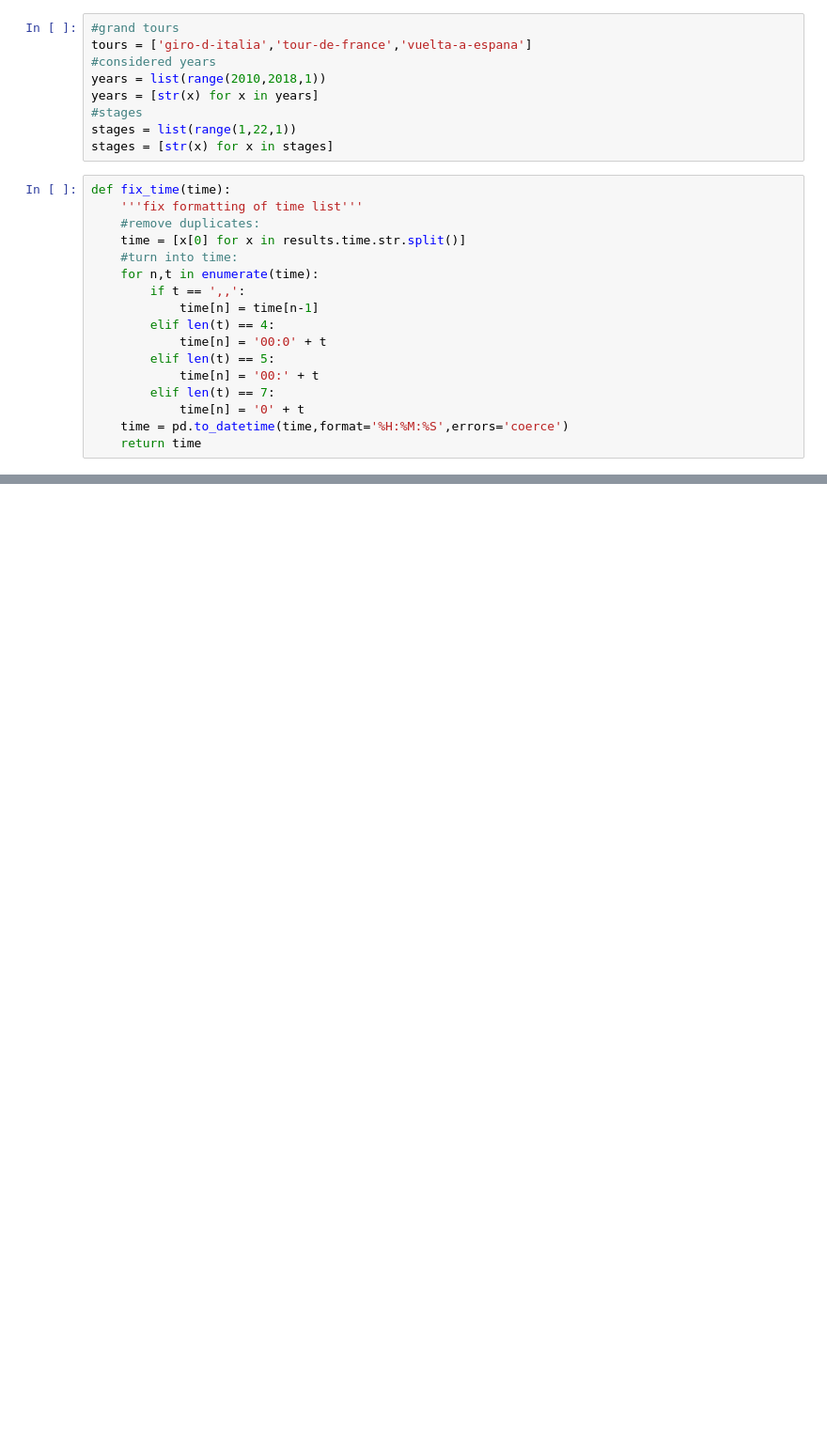
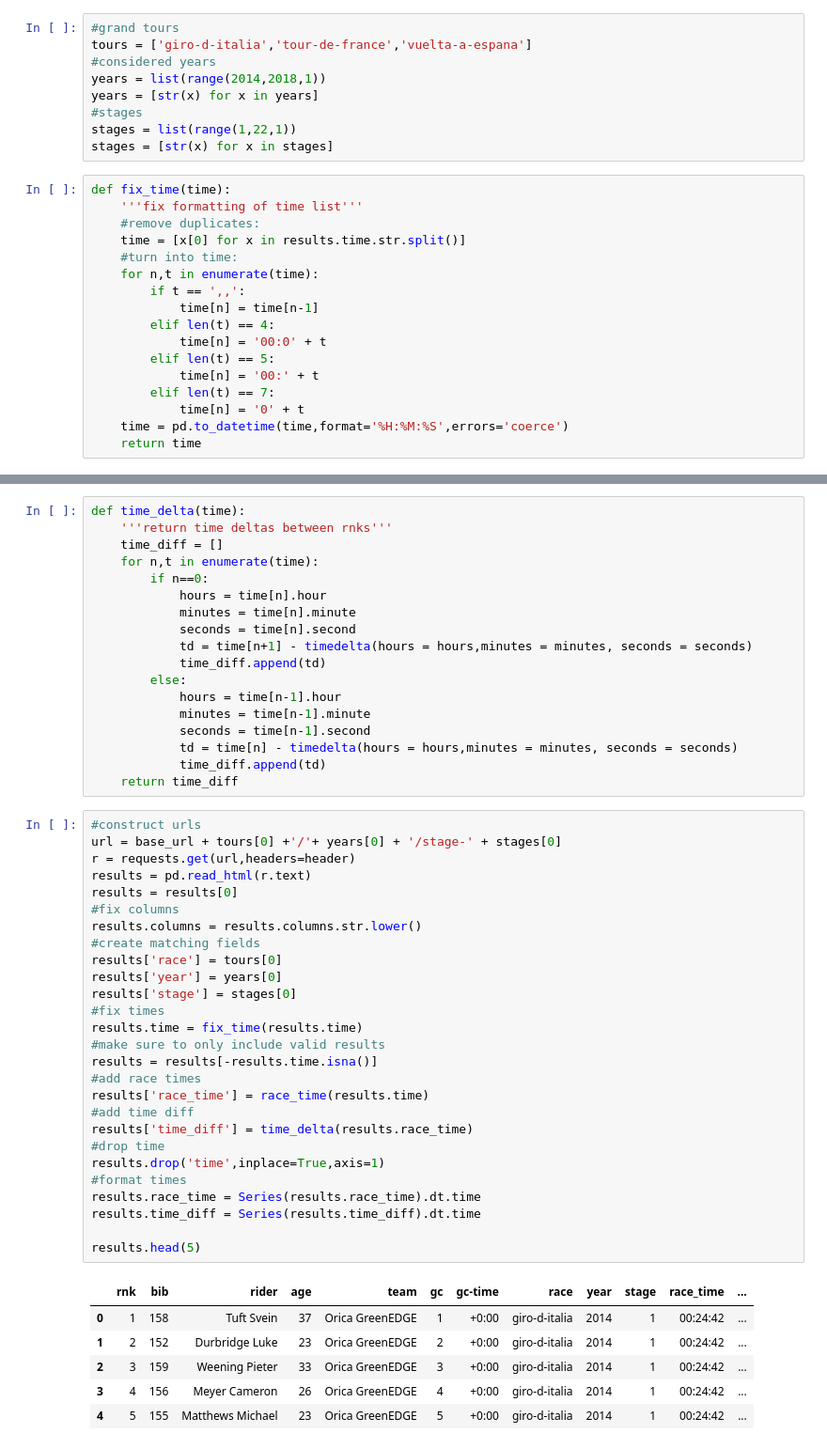
Before and after one commit to HDaniels1991/cycling_predictions, a Jupyter notebook: procyclingstats_stage_results.ipynb, the cells around one changed output, grey strips where cells are left out. Shown: that part at 94% size. Saved outputs shown, nothing was run; the diff lists cells and outputs as text; blank space fills up the shorter version.

```diff
--- a/procyclingstats_stage_results.ipynb
+++ b/procyclingstats_stage_results.ipynb
@@ -21,7 +22,7 @@ base_url = 'https://www.procyclingstats.com/race/'
 #grand tours
 tours = ['giro-d-italia','tour-de-france','vuelta-a-espana']
 #considered years
-years = list(range(2010,2018,1))
+years = list(range(2014,2018,1))
 years = [str(x) for x in years]
 #stages
 stages = list(range(1,22,1))
@@ -60,3 +63,55 @@ def race_time(time):
+# %%
+def time_delta(time):
+    '''return time deltas between rnks'''
+    time_diff = []
+    for n,t in enumerate(time):
+        if n==0:
+            hours = time[n].hour
+            minutes = time[n].minute
+            seconds = time[n].second
+            td = time[n+1] - timedelta(hours = hours,minutes = minutes, seconds = seconds)
+            time_diff.append(td)
+        else:
+            hours = time[n-1].hour
+            minutes = time[n-1].minute
+            seconds = time[n-1].second
+            td = time[n] - timedelta(hours = hours,minutes = minutes, seconds = seconds)
+            time_diff.append(td)
+    return time_diff
+# %%
+#construct urls
+url = base_url + tours[0] +'/'+ years[0] + '/stage-' + stages[0]
+r = requests.get(url,headers=header)
+results = pd.read_html(r.text)
+results = results[0]
+#fix columns
+results.columns = results.columns.str.lower()
+#create matching fields
+results['race'] = tours[0]
+results['year'] = years[0]
+results['stage'] = stages[0]
+#fix times
+results.time = fix_time(results.time)
+#make sure to only include valid results
+results = results[-results.time.isna()]
+#add race times
+results['race_time'] = race_time(results.time)
+#add time diff
+results['time_diff'] = time_delta(results.race_time)
+#drop time
+results.drop('time',inplace=True,axis=1)
+#format times
+results.race_time = Series(results.race_time).dt.time
+results.time_diff = Series(results.time_diff).dt.time
+
+results.head(5)
+# %% [output]
+|  | rnk | bib | rider | age | team | gc | gc-time | race | year | stage | race_time | ... |
+| 0 | 1 | 158 | Tuft Svein | 37 | Orica GreenEDGE | 1 | +0:00 | giro-d-italia | 2014 | 1 | 00:24:42 | ... |
+| 1 | 2 | 152 | Durbridge Luke | 23 | Orica GreenEDGE | 2 | +0:00 | giro-d-italia | 2014 | 1 | 00:24:42 | ... |
+| 2 | 3 | 159 | Weening Pieter | 33 | Orica GreenEDGE | 3 | +0:00 | giro-d-italia | 2014 | 1 | 00:24:42 | ... |
+| 3 | 4 | 156 | Meyer Cameron | 26 | Orica GreenEDGE | 4 | +0:00 | giro-d-italia | 2014 | 1 | 00:24:42 | ... |
+| 4 | 5 | 155 | Matthews Michael | 23 | Orica GreenEDGE | 5 | +0:00 | giro-d-italia | 2014 | 1 | 00:24:42 | ... |
 # %%
 data = pd.DataFrame()
 #loop through years, tours and stages
```
Also changed, not shown: parts of 20 cells of this notebook, 5 other files.
